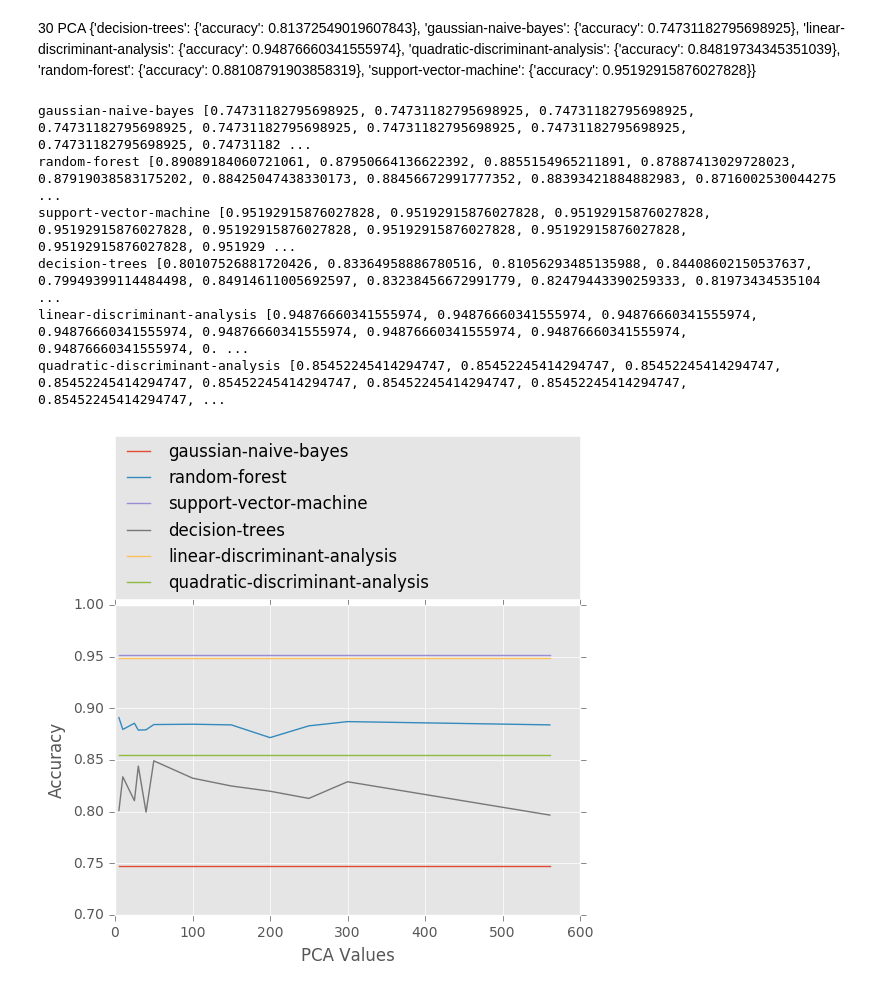
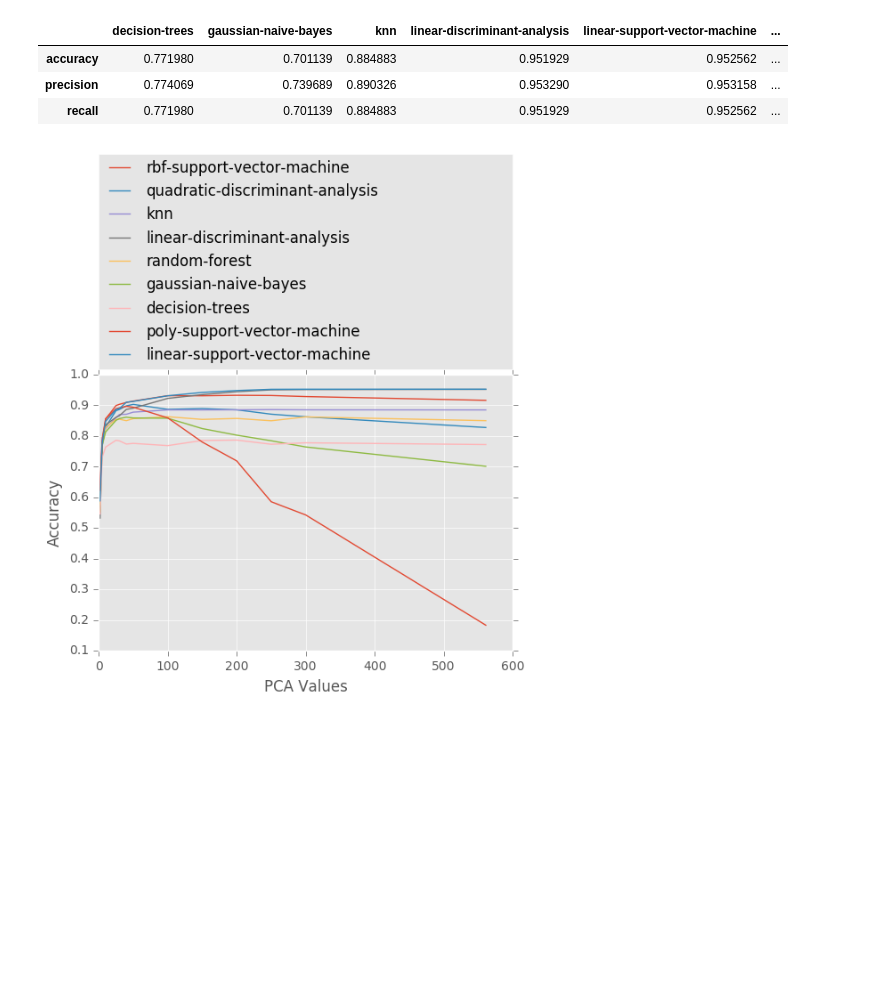
Before and after one commit to bhanupratapjain/human-activity-recognition, a Jupyter notebook: src/hac.ipynb, the cells around one changed output. Drawn from its saved outputs; the diff is of its cells as text; code cells hidden in the pictures; blank space fills up the shorter version.

```diff
--- a/src/hac.ipynb
+++ b/src/hac.ipynb
@@ -143,27 +282,18 @@ saved_scores = scores
-# %% [markdown]
-30 PCA
-{'decision-trees': {'accuracy': 0.81372549019607843},
- 'gaussian-naive-bayes': {'accuracy': 0.74731182795698925},
- 'linear-discriminant-analysis': {'accuracy': 0.94876660341555974},
- 'quadratic-discriminant-analysis': {'accuracy': 0.84819734345351039},
- 'random-forest': {'accuracy': 0.88108791903858319},
- 'support-vector-machine': {'accuracy': 0.95192915876027828}}
+# %%
+cls.print_scores()
+# %% [output]
+|  | decision-trees | gaussian-naive-bayes | knn | linear-discriminant-analysis | linear-support-vector-machine | ... |
+| accuracy | 0.771980 | 0.701139 | 0.884883 | 0.951929 | 0.952562 | ... |
+| precision | 0.774069 | 0.739689 | 0.890326 | 0.953290 | 0.953158 | ... |
+| recall | 0.771980 | 0.701139 | 0.884883 | 0.951929 | 0.952562 | ... |
 # %%
-colors = {}
-
-for k, v in saved_scores.items():
-    print(k, v)
+#Creating PCA values vs Accuracy Graph
+for k, v in scores.items():
     plt.plot(pca_values, v, label=k)
 plt.xlabel("PCA Values")
 plt.ylabel("Accuracy")
 plt.legend(bbox_to_anchor=(0., 1.02, 1., .102), loc=3,
            ncol=1, mode="expand", borderaxespad=0.)
 plt.show()
 # %% [output]
-gaussian-naive-bayes [0.74731182795698925, 0.74731182795698925, 0.74731182795698925, 0.74731182795698925, 0.74731182795698925, 0.74731182795698925, 0.74731182795698925, 0.74731182795698925, 0.74731182 ...
-random-forest [0.89089184060721061, 0.87950664136622392, 0.8855154965211891, 0.87887413029728023, 0.87919038583175202, 0.88425047438330173, 0.88456672991777352, 0.88393421884882983, 0.8716002530044275 ...
-support-vector-machine [0.95192915876027828, 0.95192915876027828, 0.95192915876027828, 0.95192915876027828, 0.95192915876027828, 0.95192915876027828, 0.95192915876027828, 0.95192915876027828, 0.951929 ...
-decision-trees [0.80107526881720426, 0.83364958886780516, 0.81056293485135988, 0.84408602150537637, 0.79949399114484498, 0.84914611005692597, 0.83238456672991779, 0.82479443390259333, 0.81973434535104 ...
-linear-discriminant-analysis [0.94876660341555974, 0.94876660341555974, 0.94876660341555974, 0.94876660341555974, 0.94876660341555974, 0.94876660341555974, 0.94876660341555974, 0.94876660341555974, 0. ...
-quadratic-discriminant-analysis [0.85452245414294747, 0.85452245414294747, 0.85452245414294747, 0.85452245414294747, 0.85452245414294747, 0.85452245414294747, 0.85452245414294747, 0.85452245414294747, ...
-[figure, old version]
+[figure, new version]
```
Also changed, not shown: parts of 22 cells of this notebook.
